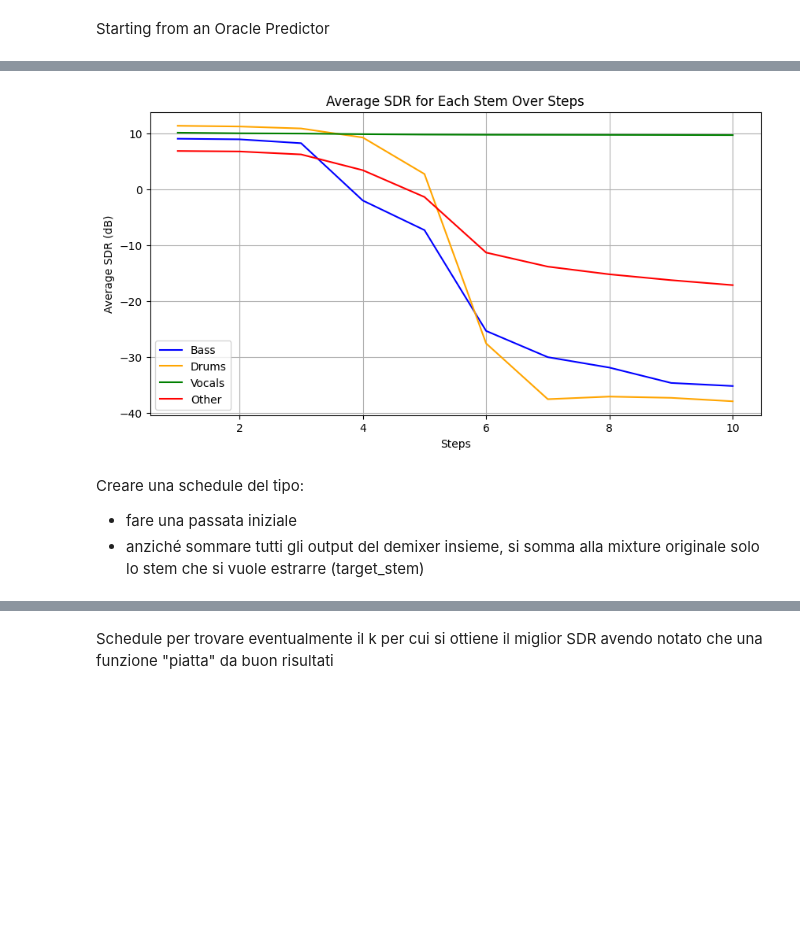
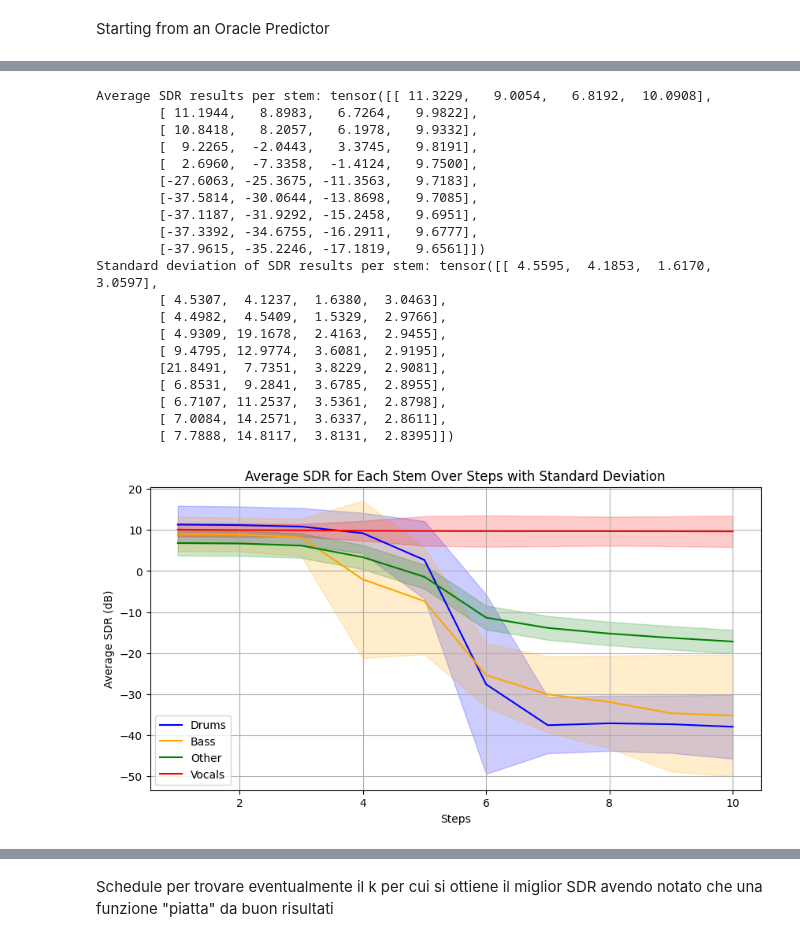
Before and after one commit to alessandromanattini/DEMIXING, a Jupyter notebook: L12_Magalini_Manattini_Marri.ipynb, the cells around one changed output, grey strips where cells are left out. Saved outputs shown, nothing was run; the diff lists cells and outputs as text; code cells hidden in the pictures; blank space fills up the shorter version.

```diff
--- a/L12_Magalini_Manattini_Marri.ipynb
+++ b/L12_Magalini_Manattini_Marri.ipynb
@@ -297,0 +308,2 @@ Dataset loaded.
+# %%
+dataset_dict = load_or_create_trimmed_dataset()
@@ -739,15 +1012,15 @@ dataset_dict_reduced = {k: dataset_dict[k] for k in list(dataset_dict)[:10]}
 # %%
 # use the function to evaluate SDR across all the dataset using progressive inference
-average_sdr = progressive_inference_across_dataset(
+sdr_mean, sdr_std = sdr_across_dataset(
     dataset_dict_reduced,
     model,
     sample_rate,
-    SEGMENT_LENGTH,
     device,
+    normalize=True,
+    overlap=0.0,
     target_stem="vocals",
-    normalize=True,
     steps=10,
+    mixture_update_mode="add sources",
+    initial_gains={"bass": 0.25, "drums": 0.25, "vocals": 0.25, "other": 0.25},
     schedule_type="linear",
-    overlap=0.0,
-    initial_gains={"bass": 0.25, "drums": 0.25, "vocals": 0.25, "other": 0.25},
 )
@@ -766,39 +1026,0 @@ Average SDR results per stem: tensor([[  9.0054,   8.8983,   8.2057,  -2.0449,
-# %%
-# Convert average_sdr tensor to a dictionary with numpy values
-average_sdr_dict = {
-    "bass": average_sdr[0].cpu().numpy(),
-    "drums": average_sdr[1].cpu().numpy(),
-    "vocals": average_sdr[2].cpu().numpy(),
-    "other": average_sdr[3].cpu().numpy()
-}
-
-# Plot the SDR results with x-axis the SDR values and y-axis the steps using average_sdr_dict.
-def plot_sdr_results(average_sdr_dict):
-    """
-    Plot the SDR results for each stem.
-
-    Args:
-        average_sdr_dict (dict): Dictionary containing the average SDR for each stem.
-    """
-    steps = np.arange(1, len(average_sdr_dict["bass"]) + 1)
-
-    plt.figure(figsize=(10, 5))
-    plt.plot(steps, average_sdr_dict["bass"], label="Bass", color='blue')
-    plt.plot(steps, average_sdr_dict["drums"], label="Drums", color='orange')
-    plt.plot(steps, average_sdr_dict["vocals"], label="Vocals", color='green')
-    plt.plot(steps, average_sdr_dict["other"], label="Other", color='red')
-
-    plt.xlabel('Steps')
-    plt.ylabel('Average SDR (dB)')
-    plt.title('Average SDR for Each Stem Over Steps')
-    plt.legend()
-    plt.grid()
-    plt.show()
-
-plot_sdr_results(average_sdr_dict)
-# %% [output]
-[figure, removed]
-# %% [markdown]
-Creare una schedule del tipo:
-- fare una passata iniziale
-- anziché sommare tutti gli output del demixer insieme, si somma alla mixture originale solo lo stem che si vuole estrarre (target_stem)
@@ -1063,2 +1027,26 @@ def progressive_inference_across_dataset_V2(
+# %%
+plot_sdr_results_with_std(sdr_mean, sdr_std)
+# %% [output]
+Average SDR results per stem: tensor([[ 11.3229,   9.0054,   6.8192,  10.0908],
+        [ 11.1944,   8.8983,   6.7264,   9.9822],
+        [ 10.8418,   8.2057,   6.1978,   9.9332],
+        [  9.2265,  -2.0443,   3.3745,   9.8191],
+        [  2.6960,  -7.3358,  -1.4124,   9.7500],
+        [-27.6063, -25.3675, -11.3563,   9.7183],
+        [-37.5814, -30.0644, -13.8698,   9.7085],
+        [-37.1187, -31.9292, -15.2458,   9.6951],
+        [-37.3392, -34.6755, -16.2911,   9.6777],
+        [-37.9615, -35.2246, -17.1819,   9.6561]])
+Standard deviation of SDR results per stem: tensor([[ 4.5595,  4.1853,  1.6170,  3.0597],
+        [ 4.5307,  4.1237,  1.6380,  3.0463],
+        [ 4.4982,  4.5409,  1.5329,  2.9766],
+        [ 4.9309, 19.1678,  2.4163,  2.9455],
+        [ 9.4795, 12.9774,  3.6081,  2.9195],
+        [21.8491,  7.7351,  3.8229,  2.9081],
+        [ 6.8531,  9.2841,  3.6785,  2.8955],
+        [ 6.7107, 11.2537,  3.5361,  2.8798],
+        [ 7.0084, 14.2571,  3.6337,  2.8611],
+        [ 7.7888, 14.8117,  3.8131,  2.8395]])
+[figure, added]
 # %%
 # use the function to evaluate SDR across all the dataset using progressive inference
```
Also changed, not shown: parts of 54 cells of this notebook.
